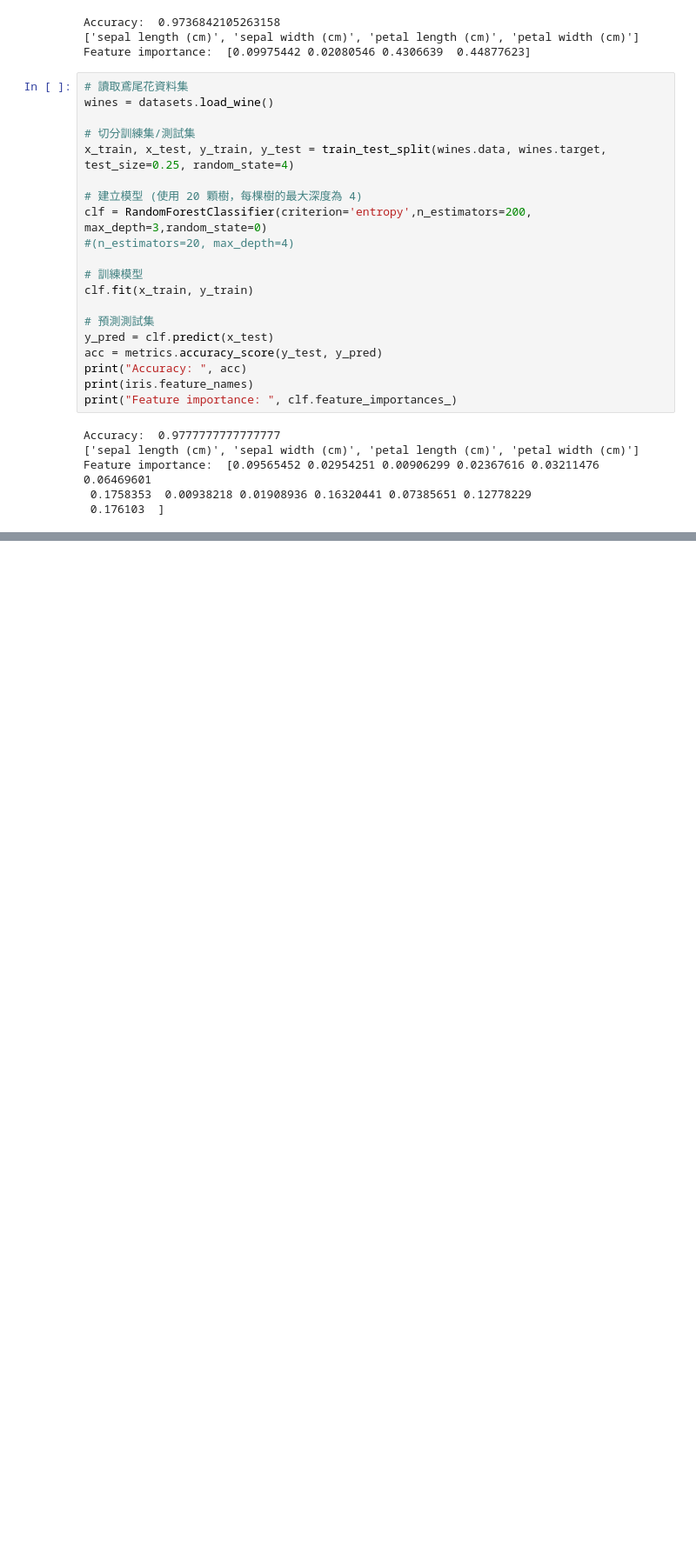
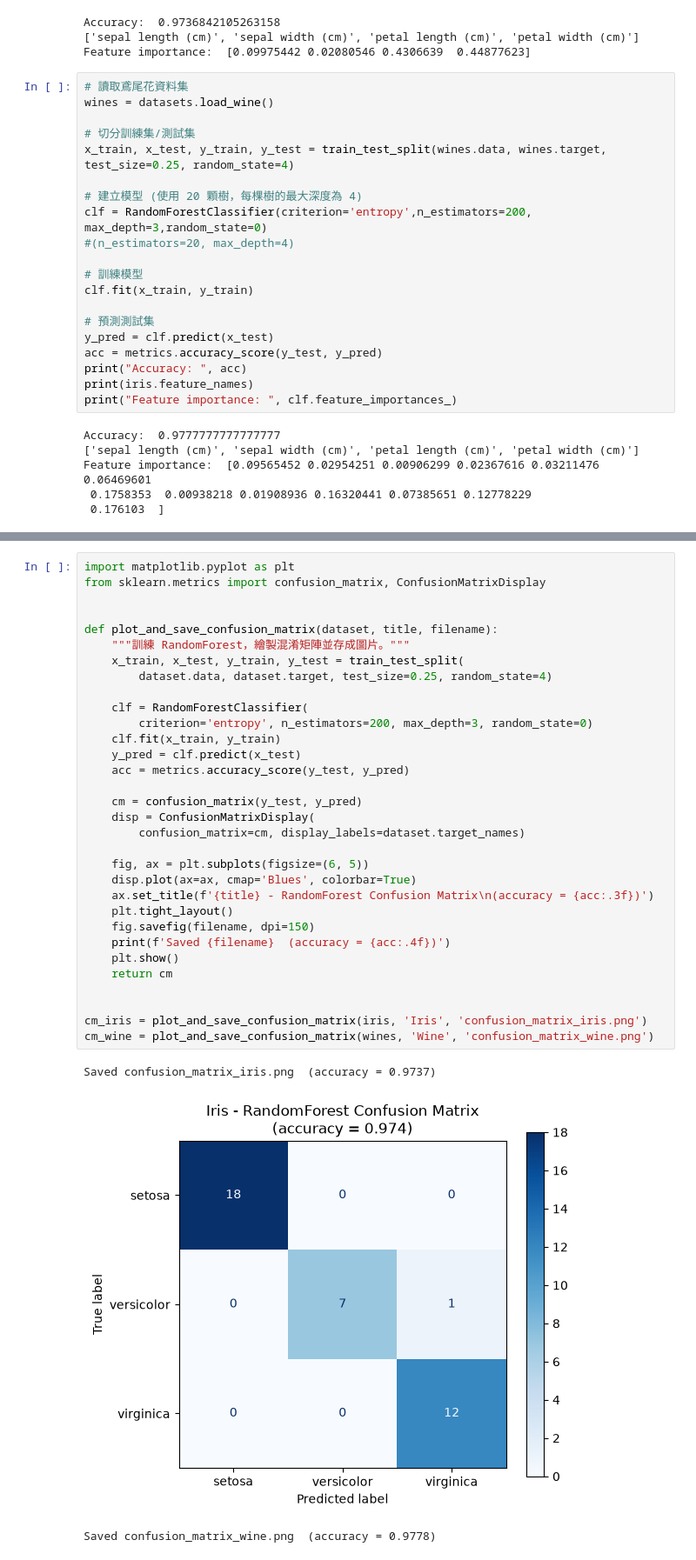
Before and after one commit to bo73/3rd-ML100Days, a Jupyter notebook: Day_044_HW.ipynb, the cells around one changed output, grey strips where cells are left out. Shown at 87% size. Saved outputs shown, nothing was run; the diff lists cells and outputs as text; blank space fills up the shorter version.

```diff
--- a/Day_044_HW.ipynb
+++ b/Day_044_HW.ipynb
@@ -61,0 +66,36 @@ Feature importance:  [0.09565452 0.02954251 0.00906299 0.02367616 0.03211476 0.0
+# %%
+import matplotlib.pyplot as plt
+from sklearn.metrics import confusion_matrix, ConfusionMatrixDisplay
+
+
+def plot_and_save_confusion_matrix(dataset, title, filename):
+    """訓練 RandomForest，繪製混淆矩陣並存成圖片。"""
+    x_train, x_test, y_train, y_test = train_test_split(
+        dataset.data, dataset.target, test_size=0.25, random_state=4)
+
+    clf = RandomForestClassifier(
+        criterion='entropy', n_estimators=200, max_depth=3, random_state=0)
+    clf.fit(x_train, y_train)
+    y_pred = clf.predict(x_test)
+    acc = metrics.accuracy_score(y_test, y_pred)
+
+    cm = confusion_matrix(y_test, y_pred)
+    disp = ConfusionMatrixDisplay(
+        confusion_matrix=cm, display_labels=dataset.target_names)
+
+    fig, ax = plt.subplots(figsize=(6, 5))
+    disp.plot(ax=ax, cmap='Blues', colorbar=True)
+    ax.set_title(f'{title} - RandomForest Confusion Matrix\n(accuracy = {acc:.3f})')
+    plt.tight_layout()
+    fig.savefig(filename, dpi=150)
+    print(f'Saved {filename}  (accuracy = {acc:.4f})')
+    plt.show()
+    return cm
+
+
+cm_iris = plot_and_save_confusion_matrix(iris, 'Iris', 'confusion_matrix_iris.png')
+cm_wine = plot_and_save_confusion_matrix(wines, 'Wine', 'confusion_matrix_wine.png')
+# %% [output]
+Saved confusion_matrix_iris.png  (accuracy = 0.9737)
+[figure, added]
+Saved confusion_matrix_wine.png  (accuracy = 0.9778)
```
Also changed, not shown: parts of 2 cells of this notebook, 3 other files.
